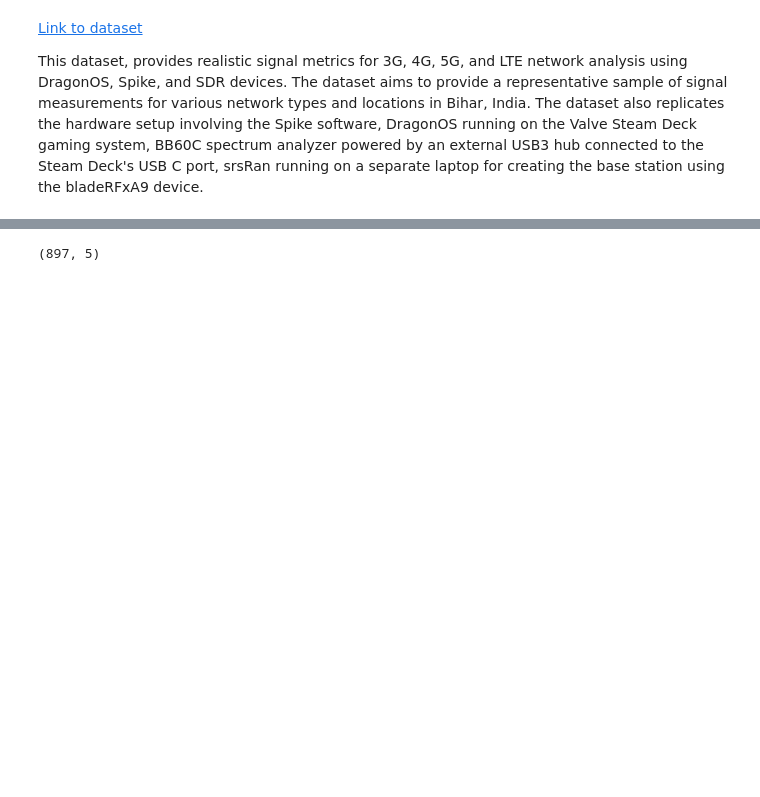
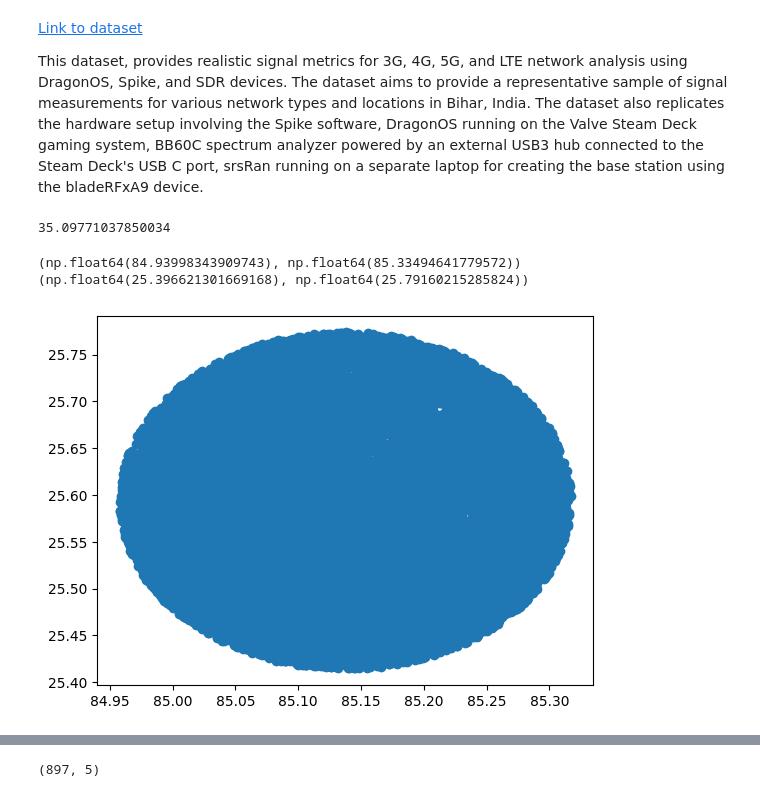
Before and after one commit to EirikVinje/5g_IOT_project, a Jupyter notebook: sandbox/eirik/test_models.ipynb, the cells around one changed output, grey strips where cells are left out. Saved outputs shown, nothing was run; the diff lists cells and outputs as text; code cells hidden in the pictures; blank space fills up the shorter version.

```diff
--- a/sandbox/eirik/test_models.ipynb
+++ b/sandbox/eirik/test_models.ipynb
@@ -10,2 +11,30 @@ import pandas as pd
 
 df_raw = pd.read_csv("/home/eirik/data/signal_metrics.csv")
+# %%
+import math
+
+def haversine_distance(lon1, lat1, lon2, lat2):
+
+    lat1, lon1, lat2, lon2 = map(math.radians, [lat1, lon1, lat2, lon2])
+
+    dlat = lat2 - lat1
+    dlon = lon2 - lon1
+
+    a = math.sin(dlat/2)**2 + math.cos(lat1) * math.cos(lat2) * math.sin(dlon/2)**2
+    c = 2 * math.asin(math.sqrt(a))
+    r = 6371
+
+    return c * r
+
+haversine_distance(84.95, 25.60, 85.30, 25.60)
+# %% [output]
+35.09771037850034
+# %%
+plt.scatter(df_raw["Longitude"], df_raw["Latitude"])
+
+print(plt.xlim())
+print(plt.ylim())
+# %% [output]
+(np.float64(84.93998343909743), np.float64(85.33494641779572))
+(np.float64(25.396621301669168), np.float64(25.79160215285824))
+[figure, added]
```
Also changed, not shown: parts of 8 cells of this notebook, 9 other files.
